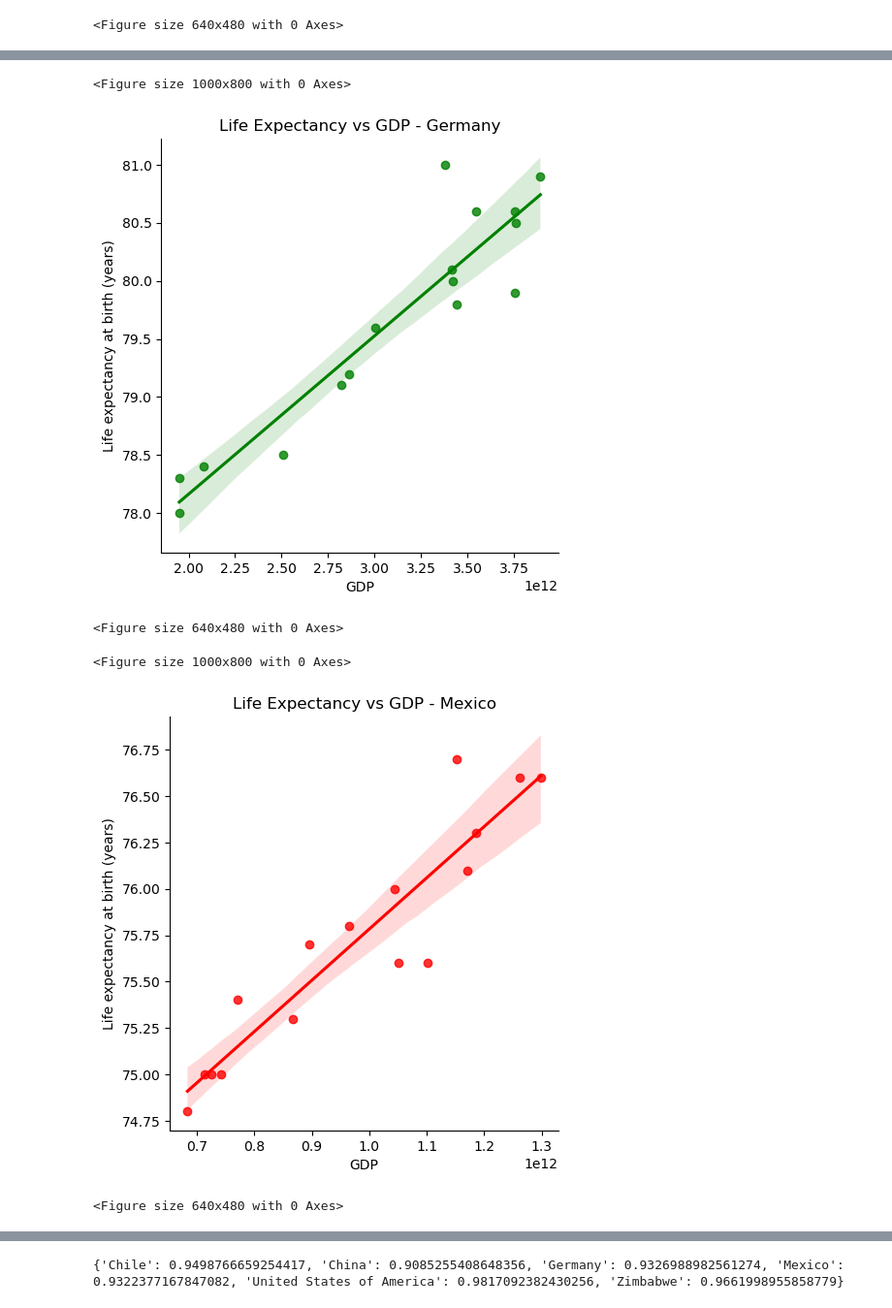
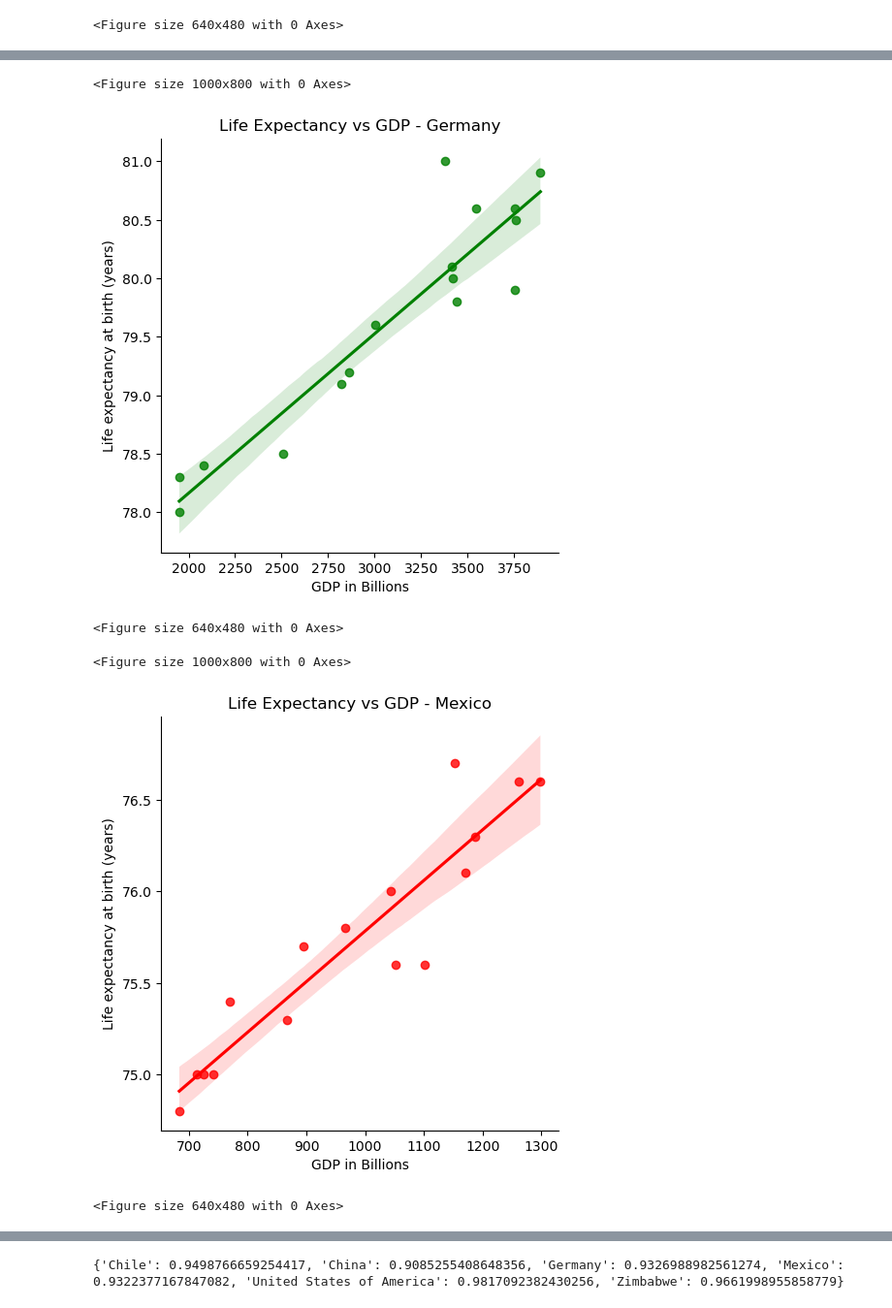
Before and after one commit to tdubbs001/data-science-foundations, a Jupyter notebook: life_expectancy_gdp.ipynb, the cells around one changed output, grey strips where cells are left out. Shown at 97% size. Saved outputs shown, nothing was run; the diff lists cells and outputs as text; code cells hidden in the pictures.

```diff
--- a/life_expectancy_gdp.ipynb
+++ b/life_expectancy_gdp.ipynb
@@ -7,7 +7,7 @@ from scipy import stats
 # %%
 all_data = pd.read_csv('all_data.csv')
 # %%
-all_data['GDP in billion'] = all_data['GDP'] / 1e9
+all_data['GDP in Billions'] = all_data['GDP'] / 1e9
 # %%
 print(all_data.info())
 print(all_data.head())
@@ -104,23 +110,23 @@ plt.clf()
 <Figure size 640x480 with 0 Axes>
 # %%
 plt.figure(figsize=(10,8))
-sns.lmplot(x = 'GDP', y='Life expectancy at birth (years)', data = all_data[all_data['Country'] == 'Germany'], scatter_kws={'color': 'green'}, line_kws={'color': 'green'})
+sns.lmplot(x = 'GDP in Billions', y='Life expectancy at birth (years)', data = all_data[all_data['Country'] == 'Germany'], scatter_kws={'color': 'green'}, line_kws={'color': 'green'})
 plt.title('Life Expectancy vs GDP - Germany')
 plt.show()
 plt.clf()
 # %% [output]
 <Figure size 1000x800 with 0 Axes>
-[figure, old version]
+[figure, new version]
 <Figure size 640x480 with 0 Axes>
 # %%
 plt.figure(figsize=(10,8))
-sns.lmplot(x = 'GDP', y='Life expectancy at birth (years)', data = all_data[all_data['Country'] == 'Mexico'], scatter_kws={'color': 'red'}, line_kws={'color': 'red'})
+sns.lmplot(x = 'GDP in Billions', y='Life expectancy at birth (years)', data = all_data[all_data['Country'] == 'Mexico'], scatter_kws={'color': 'red'}, line_kws={'color': 'red'})
 plt.title('Life Expectancy vs GDP - Mexico')
 plt.show()
 plt.clf()
 # %% [output]
 <Figure size 1000x800 with 0 Axes>
-[figure, old version]
+[figure, new version]
 <Figure size 640x480 with 0 Axes>
 # %%
 plt.figure(figsize=(10,8))
```
Also changed, not shown: parts of 6 cells of this notebook.
